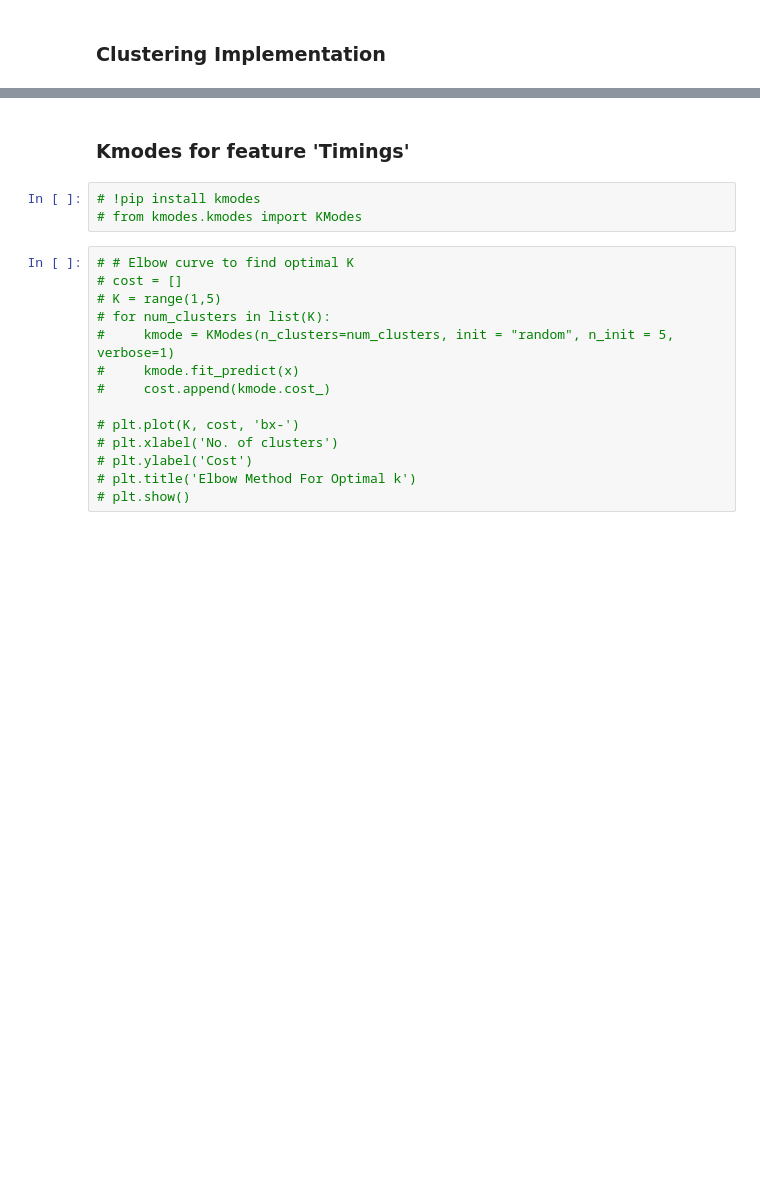
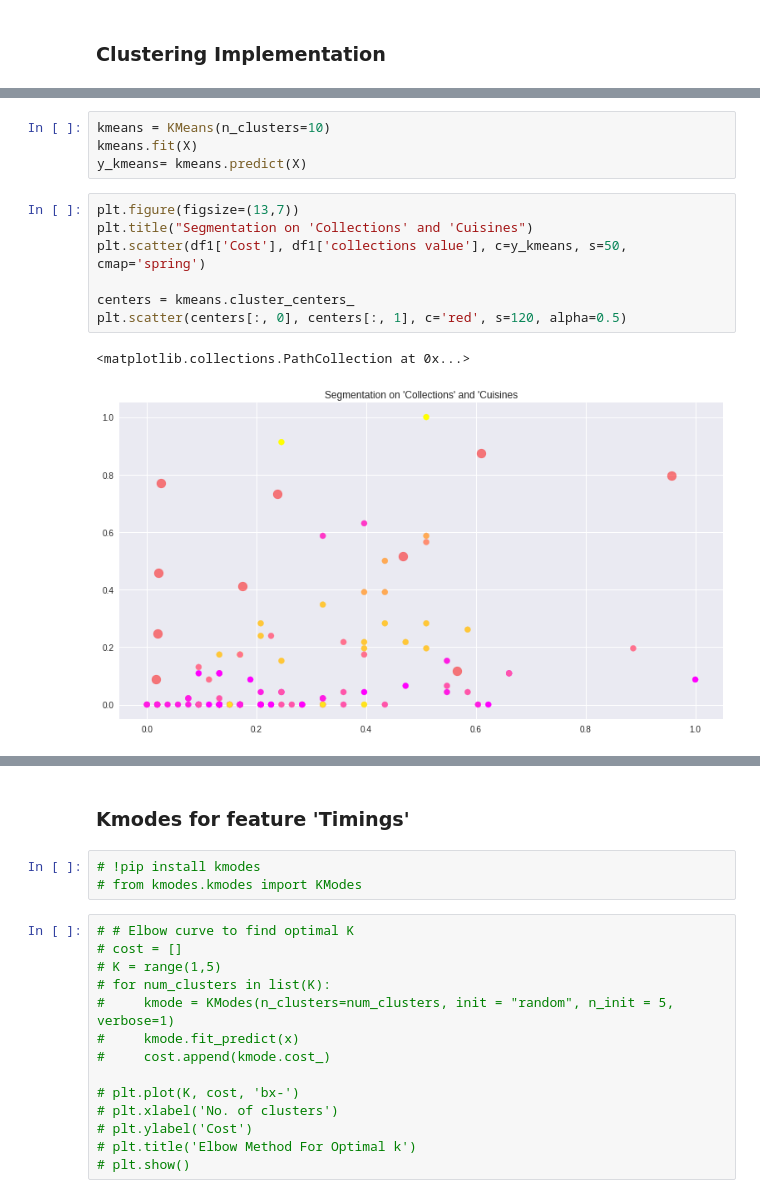
Before and after one commit to Selva-Subramanian/Zomato-restaurant-clustering-Sentiment-Analysis, a Jupyter notebook: ZOMATO_RESTAURANT_CLUSTERING_AND_SENTIMENT_ANALYSIS.ipynb, the cells around one changed output, grey strips where cells are left out. Saved outputs shown, nothing was run; the diff lists cells and outputs as text; blank space fills up the shorter version.

```diff
--- a/ZOMATO_RESTAURANT_CLUSTERING_AND_SENTIMENT_ANALYSIS.ipynb
+++ b/ZOMATO_RESTAURANT_CLUSTERING_AND_SENTIMENT_ANALYSIS.ipynb
@@ -501,0 +545,14 @@ plt.scatter(centers[:, 0], centers[:, 1], c='red', s=200, alpha=0.5)
+# %%
+kmeans = KMeans(n_clusters=10)
+kmeans.fit(X)
+y_kmeans= kmeans.predict(X)
+# %%
+plt.figure(figsize=(13,7))
+plt.title("Segmentation on 'Collections' and 'Cuisines")
+plt.scatter(df1['Cost'], df1['collections value'], c=y_kmeans, s=50, cmap='spring')
+
+centers = kmeans.cluster_centers_
+plt.scatter(centers[:, 0], centers[:, 1], c='red', s=120, alpha=0.5)
+# %% [output]
+<matplotlib.collections.PathCollection at 0x...>
+[figure, added]
```
Also changed, not shown: parts of 19 cells of this notebook.
